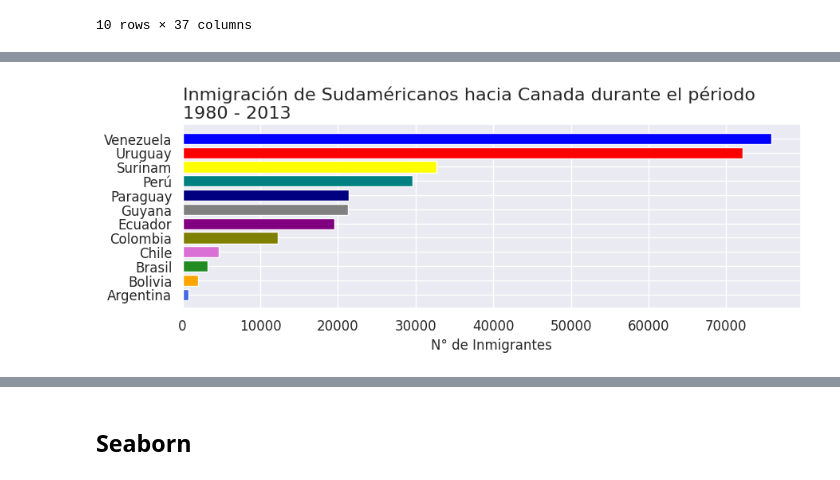
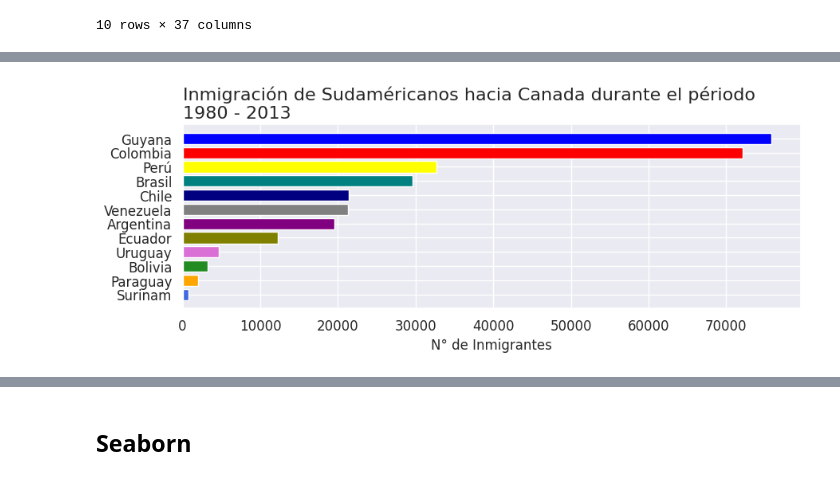
Before and after one commit to Nataliahfk/visualizacion_datos_graficos_python, a Jupyter notebook: visualizacion_de_datos_con_graficos_python.ipynb, the cells around one changed output, grey strips where cells are left out. Drawn from its saved outputs; the diff is of its cells as text; code cells hidden in the pictures.

```diff
--- a/visualizacion_de_datos_con_graficos_python.ipynb
+++ b/visualizacion_de_datos_con_graficos_python.ipynb
@@ -553,16 +553,16 @@ plt.show()
 # %%
 #creo un nuevo df con sort para ordenar de forma ascendente (es un método de lista que ordena la lista en el lugar)
 sudamerica_sorted = sudamerica.sort_values('Total', ascending=True)
 
 colores=['royalblue','orange','forestgreen','orchid','olive','purple','gray','navy','teal','yellow','red','blue']
 
 fig, ax = plt.subplots(figsize=(10,3))
-ax.barh(sudamerica.index, sudamerica_sorted['Total'], color=colores)
+ax.barh(sudamerica_sorted.index, sudamerica_sorted['Total'], color=colores)
 ax.set_title('Inmigración de Sudaméricanos hacia Canada durante el périodo\n1980 - 2013', loc='left', fontsize=16)
 ax.set_xlabel('N° de Inmigrantes', fontsize=12)
 ax.set_ylabel('')
 ax.xaxis.set_tick_params(labelsize=12)
 ax.yaxis.set_tick_params(labelsize=12)
 plt.show()
 # %% [output]
-[figure, old version]
+[figure, new version]
```
Also changed, not shown: parts of 5 cells of this notebook.
